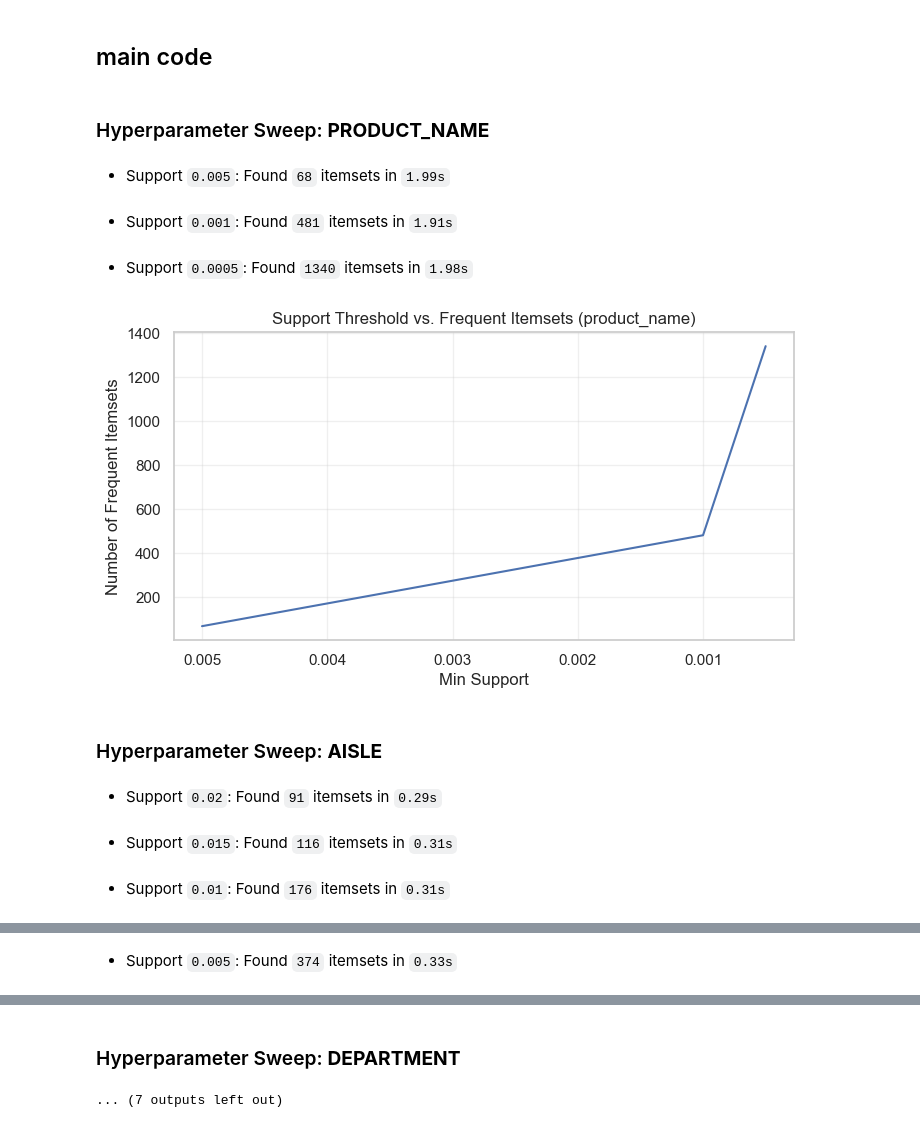
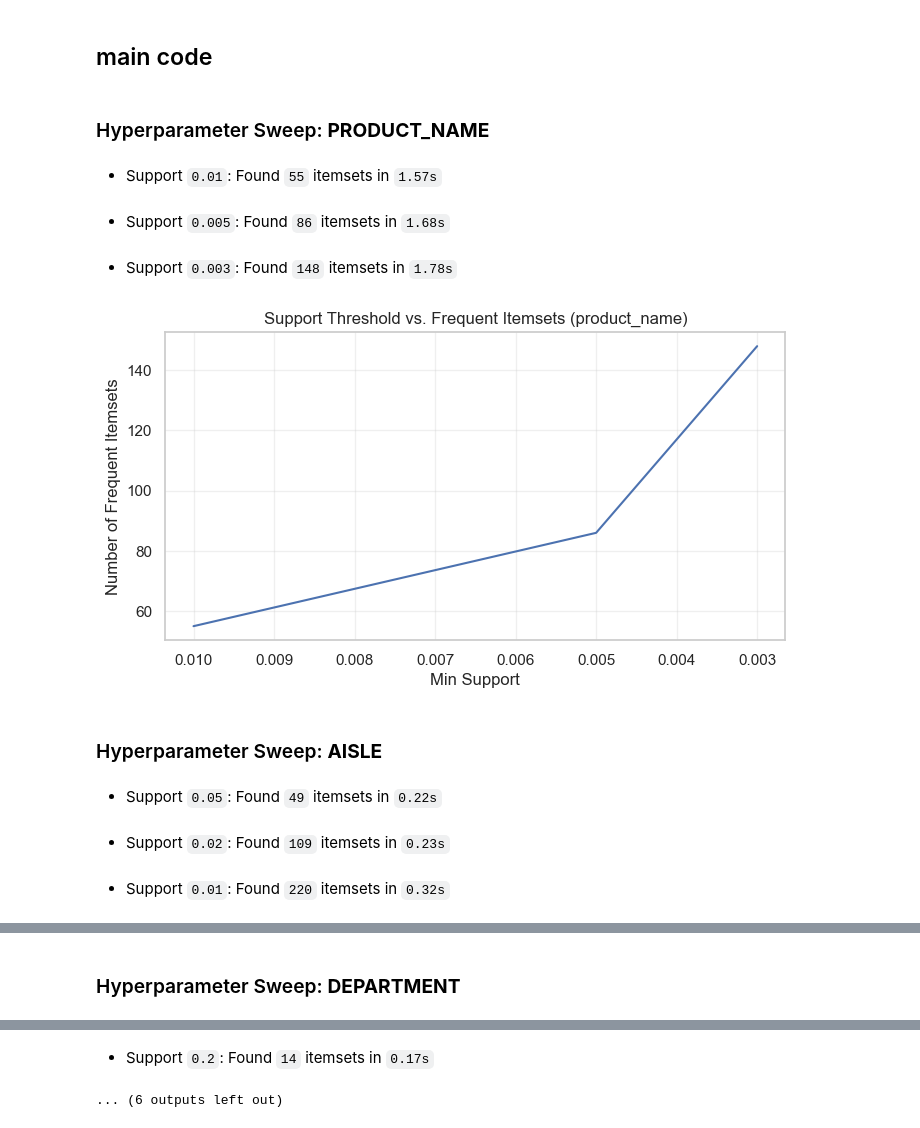
Before and after one commit to bunveren/YAP476, a Jupyter notebook: instacart_pipelined.ipynb, the cells around one changed output, grey strips where cells are left out. Saved outputs shown, nothing was run; the diff lists cells and outputs as text; code cells hidden in the pictures.

```diff
--- a/instacart_pipelined.ipynb
+++ b/instacart_pipelined.ipynb
@@ -352,7 +329,6 @@ def run_master_analysis(df):
 - **Mlxtend:** `0.24.0`
 - **IPython:** `9.3.0`
 # %%
-import gc
 def find_support_elbow(df, level='aisle', thresholds=[0.05, 0.02, 0.01, 0.005]):
     display(Markdown(f"### Hyperparameter Sweep: **{level.upper()}**"))
     basket_df = get_basket(df, level)
@@ -360,7 +336,7 @@ def find_support_elbow(df, level='aisle', thresholds=[0.05, 0.02, 0.01, 0.005]):
 
     for sup in thresholds:
         start = time.time()
-        freq_items = fpgrowth(basket_df, min_support=sup, use_colnames=True)
+        freq_items = fpgrowth(basket_df, min_support=sup, use_colnames=True, max_len=3)
         counts.append(len(freq_items))
         elapsed = time.time() - start
         display(Markdown(f"- Support `{sup}`: Found `{len(freq_items)}` itemsets in `{elapsed:.2f}s`"))
@@ -382,16 +358,16 @@ def find_support_elbow(df, level='aisle', thresholds=[0.05, 0.02, 0.01, 0.005]):
 # %%
 df_merged = load_and_prep_data()
 df_subset = df_merged.sample(n=100000, random_state=42)
-find_support_elbow(df_subset, level='product_name', thresholds=[0.005, 0.001, 0.0005])
-find_support_elbow(df_subset, level='aisle', thresholds=[0.02, 0.015, 0.01, 0.005])
+find_support_elbow(df_subset, level='product_name', thresholds=[0.01, 0.005, 0.003])
+find_support_elbow(df_subset, level='aisle', thresholds=[0.05, 0.02, 0.01])
 find_support_elbow(df_subset, level='department', thresholds=[0.2, 0.1, 0.075, 0.05, 0.025])
 # %% [output]
 ### Hyperparameter Sweep: **PRODUCT_NAME**
-- Support `0.005`: Found `68` itemsets in `1.99s`
+- Support `0.01`: Found `55` itemsets in `1.57s`
-- Support `0.001`: Found `481` itemsets in `1.91s`
+- Support `0.005`: Found `86` itemsets in `1.68s`
-- Support `0.0005`: Found `1340` itemsets in `1.98s`
+- Support `0.003`: Found `148` itemsets in `1.78s`
-[figure, old version]
+[figure, new version]
 ### Hyperparameter Sweep: **AISLE**
-- Support `0.02`: Found `91` itemsets in `0.29s`
+- Support `0.05`: Found `49` itemsets in `0.22s`
-- Support `0.015`: Found `116` itemsets in `0.31s`
+- Support `0.02`: Found `109` itemsets in `0.23s`
-- Support `0.01`: Found `176` itemsets in `0.31s`
+- Support `0.01`: Found `220` itemsets in `0.32s`
@@ -398 +375 @@ find_support_elbow(df_subset, level='department', thresholds=[0.2, 0.1, 0.075, 0
-- Support `0.005`: Found `374` itemsets in `0.33s`
+### Hyperparameter Sweep: **DEPARTMENT**
@@ -400,5 +376,5 @@ find_support_elbow(df_subset, level='department', thresholds=[0.2, 0.1, 0.075, 0
-### Hyperparameter Sweep: **DEPARTMENT**
+- Support `0.2`: Found `14` itemsets in `0.17s`
-... (7 outputs left out)
+... (6 outputs left out)
 # %%
 results = run_master_analysis(df_merged)
 # %% [output]
```
Also changed, not shown: parts of 5 cells of this notebook.
